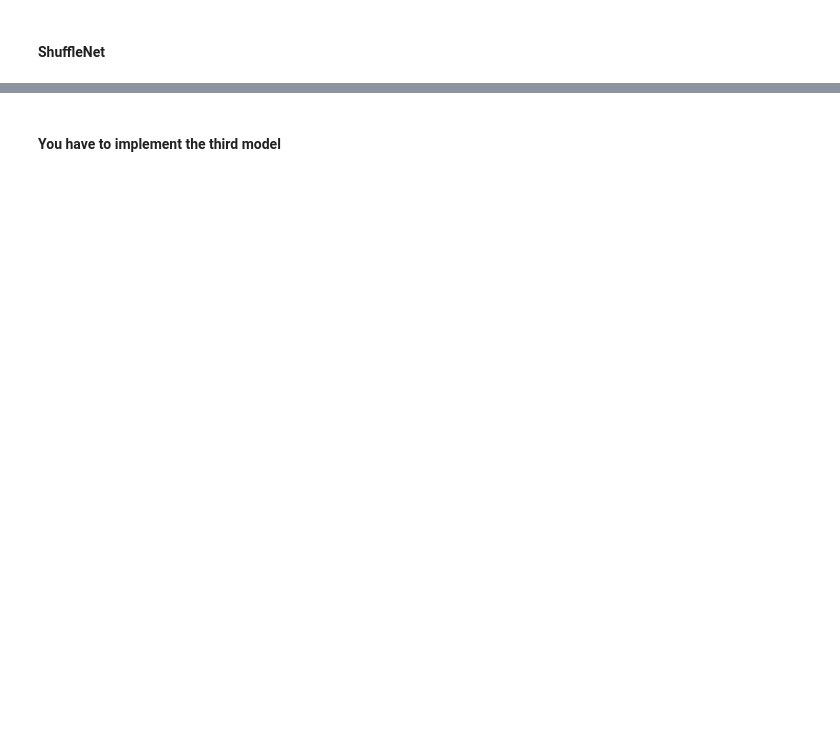
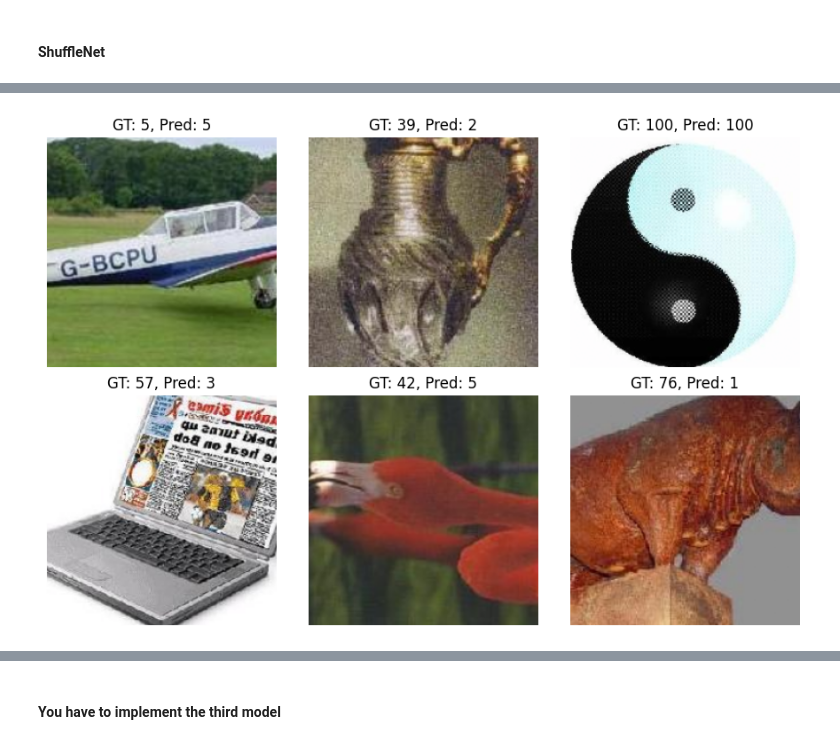
Before and after one commit to bhaw10/caltech101-cs728, a Jupyter notebook: V_1_Caltech101_assignment.ipynb, the cells around one changed output, grey strips where cells are left out. Saved outputs shown, nothing was run; the diff lists cells and outputs as text; code cells hidden in the pictures; blank space fills up the shorter version.

```diff
--- a/V_1_Caltech101_assignment.ipynb
+++ b/V_1_Caltech101_assignment.ipynb
@@ -528,16 +560,16 @@ Test Loss: 0.2624, Test Accuracy: 93.31%
 # %%
 ## fine tuning shuffle Net
 ## repeat
-frozen_shuffle = models.shufflenet_v2_x1_0(weights='DEFAULT')
-for param in frozen_shuffle.parameters():
+frozen_shuffle_v2_x1_0 = models.shufflenet_v2_x1_0(weights='DEFAULT')
+for param in frozen_shuffle_v2_x1_0.parameters():
     param.requires_grad = False
-frozen_shuffle.fc = nn.Linear(frozen_shuffle.fc.in_features, len(classes))
-frozen_shuffle = frozen_shuffle.to(device)
-print_model_weight_stats(frozen_shuffle)
+frozen_shuffle_v2_x1_0.fc = nn.Linear(frozen_shuffle_v2_x1_0.fc.in_features, len(classes))
+frozen_shuffle_v2_x1_0 = frozen_shuffle_v2_x1_0.to(device)
+print_model_weight_stats(frozen_shuffle_v2_x1_0)
 lr=1e-3
-criterion, optimizer = get_loss_and_opt(frozen_shuffle, lr, 'ce')
-save_path = "frozen_shuffle_best.pt"
+criterion, optimizer = get_loss_and_opt(frozen_shuffle_v2_x1_0, lr, 'ce')
+save_path = "frozen_shuffle_v2_x1_0_best.pt"
 
-train_model(frozen_shuffle, train_loader, val_loader, criterion, optimizer, save_path)
+train_model(frozen_shuffle_v2_x1_0, train_loader, val_loader, criterion, optimizer, save_path)
 # %% [output]
 <class 'torchvision.models.shufflenetv2.ShuffleNetV2'>: Number of fronzen param = 1,253,604, number of trainable param = 103,525
@@ -547,4 +586,4 @@ KeyboardInterrupt:
 # %%
 ## testing loss
-run_test_dataset(frozen_shuffle, test_loader)
+run_test_dataset(frozen_shuffle_v2_x1_0, test_loader)
 # %% [output]
@@ -553,6 +592,9 @@ Test Loss: 4.1282, Test Accuracy: 20.37%
 # %%
 ## do a quick plot
 ## your code
+visualize_predictions(frozen_shuffle_v2_x1_0, test_dataset, device)
+# %% [output]
+[figure, added]
 # %%
 ## transfer learning of shuffleNet
 ##
```
Also changed, not shown: parts of 28 cells of this notebook.
